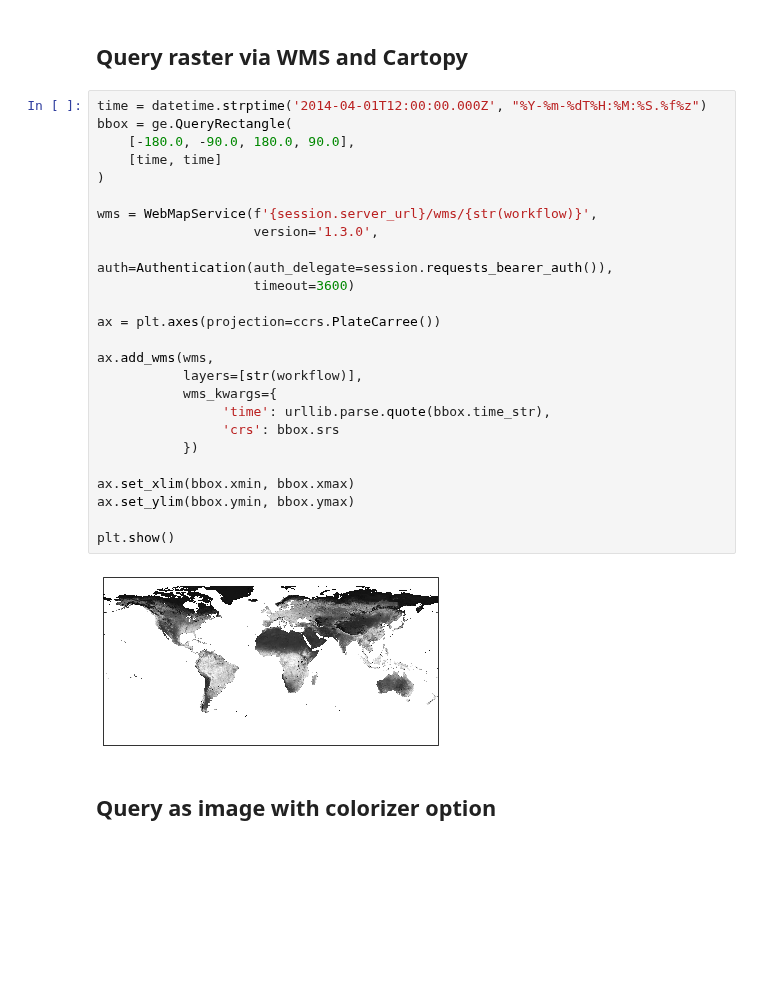
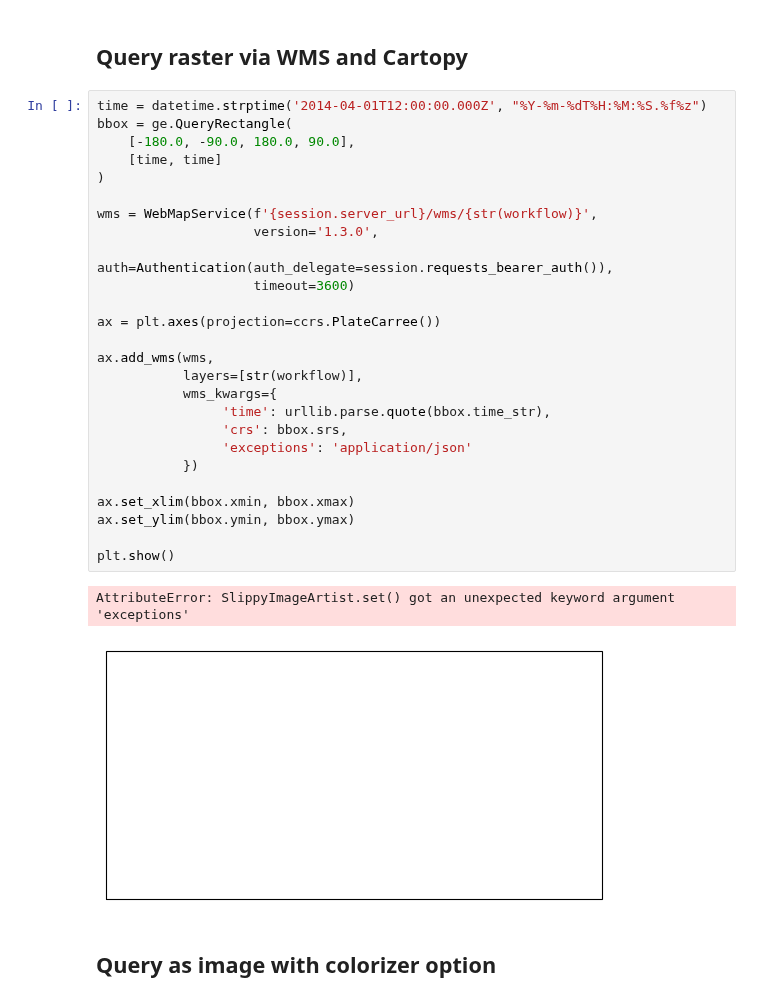
Before and after one commit to geo-engine/geoengine-python, a Jupyter notebook: examples/wms.ipynb, the cells around one changed output. Cells and saved outputs as stored; diff of their text form; blank space fills up the shorter version.

Commit message:
wms exception format

```diff
--- a/examples/wms.ipynb
+++ b/examples/wms.ipynb
@@ -44,30 +45,32 @@ c7b7c5c8-ee11-5418-bd1f-9e5889f6e04a
 # %%
 time = datetime.strptime('2014-04-01T12:00:00.000Z', "%Y-%m-%dT%H:%M:%S.%f%z")
 bbox = ge.QueryRectangle(
     [-180.0, -90.0, 180.0, 90.0],
     [time, time]
 )
 
 wms = WebMapService(f'{session.server_url}/wms/{str(workflow)}',
                     version='1.3.0',
                     auth=Authentication(auth_delegate=session.requests_bearer_auth()),
                     timeout=3600)
 
 ax = plt.axes(projection=ccrs.PlateCarree())
 
 ax.add_wms(wms,
            layers=[str(workflow)],
            wms_kwargs={
                 'time': urllib.parse.quote(bbox.time_str),
-                'crs': bbox.srs
+                'crs': bbox.srs,
+                'exceptions': 'application/json'
            })
 
 ax.set_xlim(bbox.xmin, bbox.xmax)
 ax.set_ylim(bbox.ymin, bbox.ymax)
 
 plt.show()
 # %% [output]
+AttributeError: SlippyImageArtist.set() got an unexpected keyword argument 'exceptions'
-[figure, old version]
+[figure, new version]
 # %% [markdown]
 ## Query as image with colorizer option
 # %%
```
Also changed, not shown: parts of 1 cell of this notebook.
